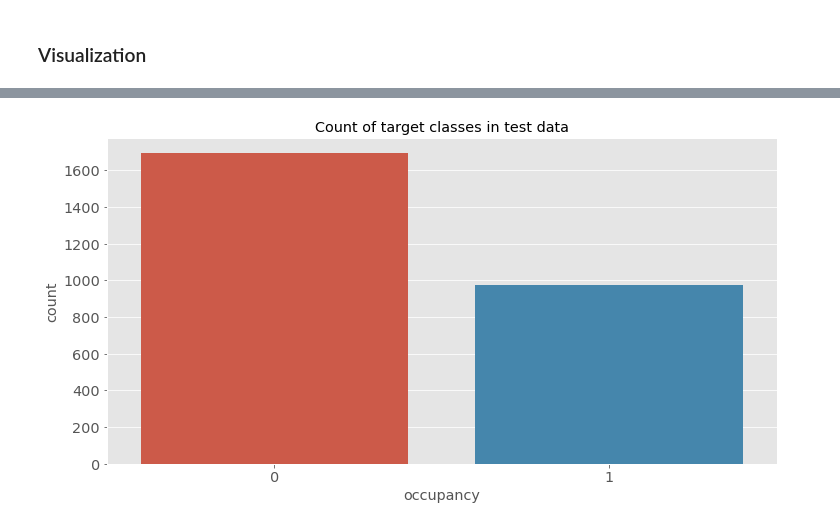
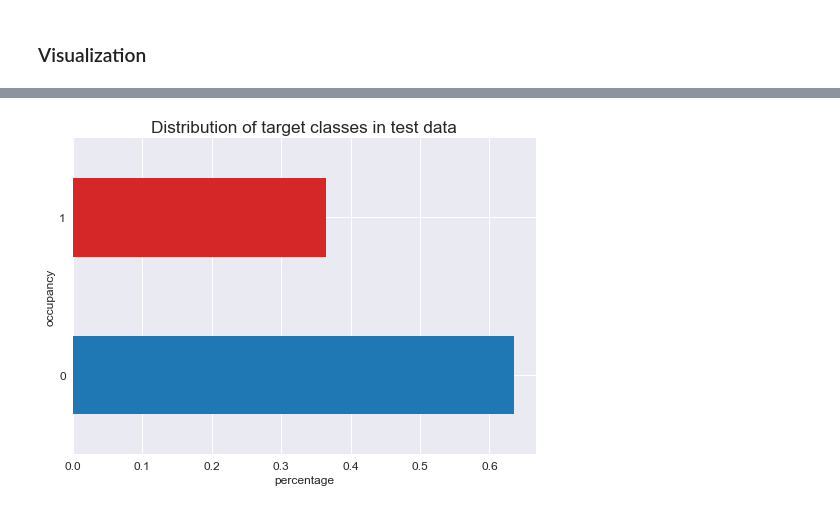
Before and after one commit to slangenbach/hvac-optimization, a Jupyter notebook: notebooks/01-exploration.ipynb, the cells around one changed output, grey strips where cells are left out. Drawn from its saved outputs; the diff is of its cells as text; code cells hidden in the pictures.

```diff
--- a/notebooks/01-exploration.ipynb
+++ b/notebooks/01-exploration.ipynb
@@ -22,16 +22,14 @@ interim_data_path = root_path.joinpath("data/interim")
 figure_path = root_path.joinpath("references/figures")
 # %%
 # use ggplot styling for all plots
-mpl.style.use('ggplot')
+mpl.style.use("seaborn")
 mpl.rcParams.update({
     # set figure size to A5 landscape for all plots
-    #"figure.figsize": (8.3, 5.8),
-    "figure.figsize": (12, 6),  # 100 dpi
-    "axes.labelsize": "x-large",
-    "axes.titlesize": "x-large",
-    "xtick.labelsize": "x-large",
-    "ytick.labelsize": "x-large"})
-#sns.set(rc={"figure.figsize": (6, 3)})
+    "figure.figsize": (8.3, 5.8),
+    "axes.labelsize": "large",
+    "axes.titlesize": "xx-large",
+    "xtick.labelsize": "large",
+    "ytick.labelsize": "large"})
 # %% [markdown]
 ### Load data
 # %%
@@ -187,5 +194,10 @@ save_fig(count_plot_train, figure_path, "count_plot_train")
 # %%
-count_plot_test = sns.countplot(test_df.occupancy).set_title("Count of target classes in test data")
+count_plot_test = test_df.occupancy.value_counts(normalize=True).plot(kind="barh",
+                                                                        title="Distribution of target classes in test data",
+                                                                        color=("tab:blue", "tab:red"))
+count_plot_test.set_xlabel("percentage")
+count_plot_test.set_ylabel("occupancy")
+
 save_fig(count_plot_test, figure_path, "count_plot_test")
 # %% [output]
-[figure, old version]
+[figure, new version]
```
Also changed, not shown: parts of 20 cells of this notebook, 4 other files.
